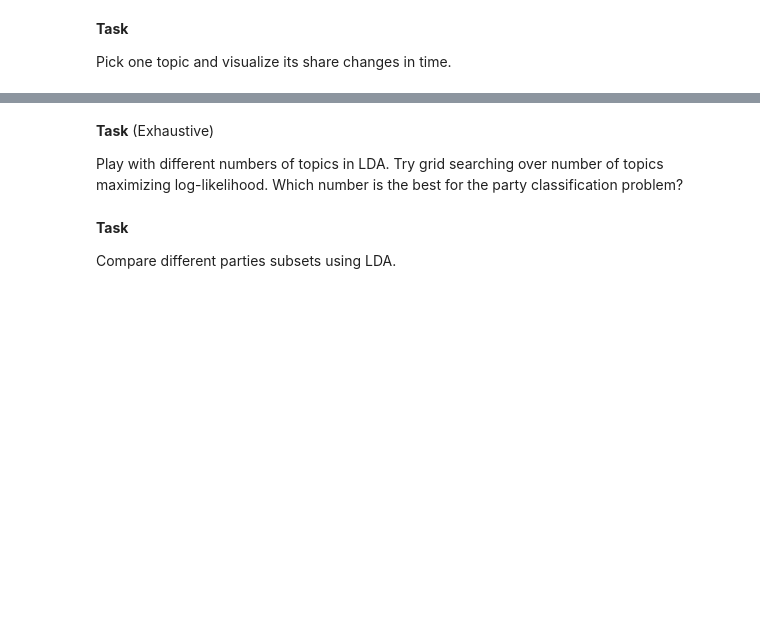
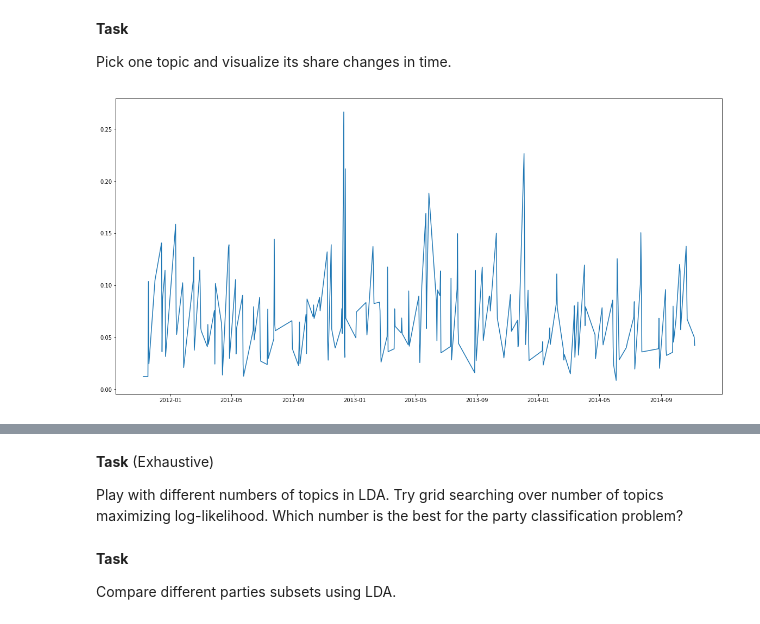
Before and after one commit to durszlaczek/nlp_workshops, a Jupyter notebook: notebooks/1_LDA.ipynb, the cells around one changed output, grey strips where cells are left out. Cells and saved outputs as stored; diff of their text form; code cells hidden in the pictures; blank space fills up the shorter version.

```diff
--- a/notebooks/1_LDA.ipynb
+++ b/notebooks/1_LDA.ipynb
@@ -244,3 +297,19 @@ Visualize LDA in 2d space grouped by party. Try PCA or t-SNE (t-SNE may take muc
 **Task**
 
 Pick one topic and visualize its share changes in time.
+# %%
+budget_lda = pd.DataFrame({'budget': party_lda.iloc[:, 9].values,
+             'date': sejm['date']})
+
+from datetime import datetime
+budget_lda['date'] = budget_lda['date'].apply(lambda x: datetime.strptime(x, '%Y-%m-%d'))
+
+budget_lda = budget_lda.groupby('date').mean().reset_index()
+budget_lda['subject'] = 0
+
+from matplotlib import rcParams
+
+rcParams['figure.figsize'] = 20, 10
+budget_plot = plt.plot(budget_lda['date'], budget_lda['budget'])
+# %% [output]
+[figure, added]
```
Also changed, not shown: parts of 10 cells of this notebook, 2 other files.
